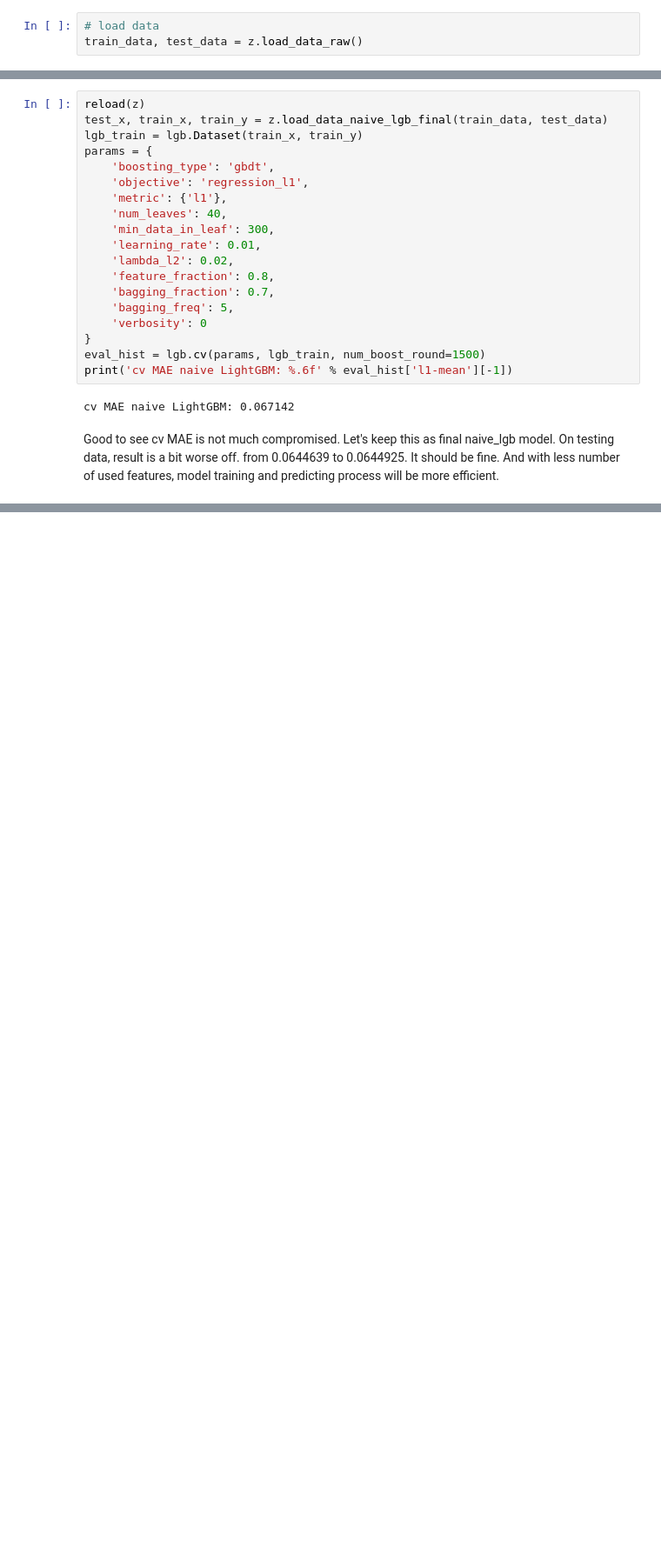
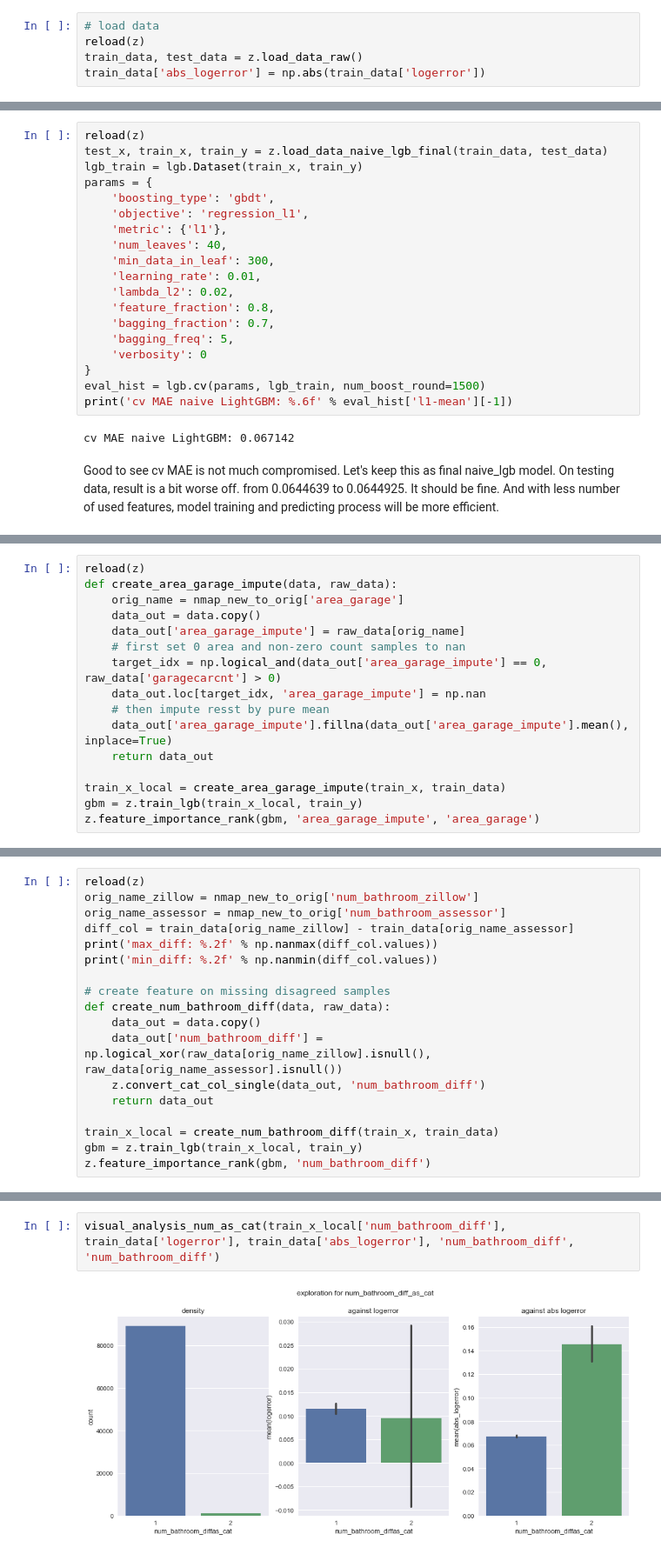
Before and after one commit to mqkh515/udacityMLND, a Jupyter notebook: projects/capstone/model_iteration.ipynb, the cells around one changed output, grey strips where cells are left out. Shown: that part at 87% size. Drawn from its saved outputs; the diff is of its cells as text; blank space fills up the shorter version.

```diff
--- a/projects/capstone/model_iteration.ipynb
+++ b/projects/capstone/model_iteration.ipynb
@@ -26,4 +66,6 @@ nmap_new_to_orig =  dict(zip(feature_info['new_name'].values, feature_info['orig
 # %%
 # load data
+reload(z)
 train_data, test_data = z.load_data_raw()
+train_data['abs_logerror'] = np.abs(train_data['logerror'])
 # %% [markdown]
@@ -285,0 +466,16 @@ In this section, I will test adding or replacing one feature at a time. Engineer
+# %%
+reload(z)
+def create_area_garage_impute(data, raw_data):
+    orig_name = nmap_new_to_orig['area_garage']
+    data_out = data.copy()
+    data_out['area_garage_impute'] = raw_data[orig_name]
+    # first set 0 area and non-zero count samples to nan
+    target_idx = np.logical_and(data_out['area_garage_impute'] == 0, raw_data['garagecarcnt'] > 0)
+    data_out.loc[target_idx, 'area_garage_impute'] = np.nan
+    # then impute resst by pure mean
+    data_out['area_garage_impute'].fillna(data_out['area_garage_impute'].mean(), inplace=True)
+    return data_out
+
+train_x_local = create_area_garage_impute(train_x, train_data)
+gbm = z.train_lgb(train_x_local, train_y)
+z.feature_importance_rank(gbm, 'area_garage_impute', 'area_garage')
@@ -285,0 +494,18 @@ In this section, I will test adding or replacing one feature at a time. Engineer
+# %%
+reload(z)
+orig_name_zillow = nmap_new_to_orig['num_bathroom_zillow']
+orig_name_assessor = nmap_new_to_orig['num_bathroom_assessor']
+diff_col = train_data[orig_name_zillow] - train_data[orig_name_assessor]
+print('max_diff: %.2f' % np.nanmax(diff_col.values))
+print('min_diff: %.2f' % np.nanmin(diff_col.values))
+
+# create feature on missing disagreed samples
+def create_num_bathroom_diff(data, raw_data):
+    data_out = data.copy()
+    data_out['num_bathroom_diff'] = np.logical_xor(raw_data[orig_name_zillow].isnull(), raw_data[orig_name_assessor].isnull())
+    z.convert_cat_col_single(data_out, 'num_bathroom_diff')
+    return data_out
+
+train_x_local = create_num_bathroom_diff(train_x, train_data)
+gbm = z.train_lgb(train_x_local, train_y)
+z.feature_importance_rank(gbm, 'num_bathroom_diff')
@@ -285,0 +517,4 @@ In this section, I will test adding or replacing one feature at a time. Engineer
+# %%
+visual_analysis_num_as_cat(train_x_local['num_bathroom_diff'], train_data['logerror'], train_data['abs_logerror'], 'num_bathroom_diff', 'num_bathroom_diff')
+# %% [output]
+[figure, added]
```
Also changed, not shown: parts of 68 cells of this notebook, 1 other file.
